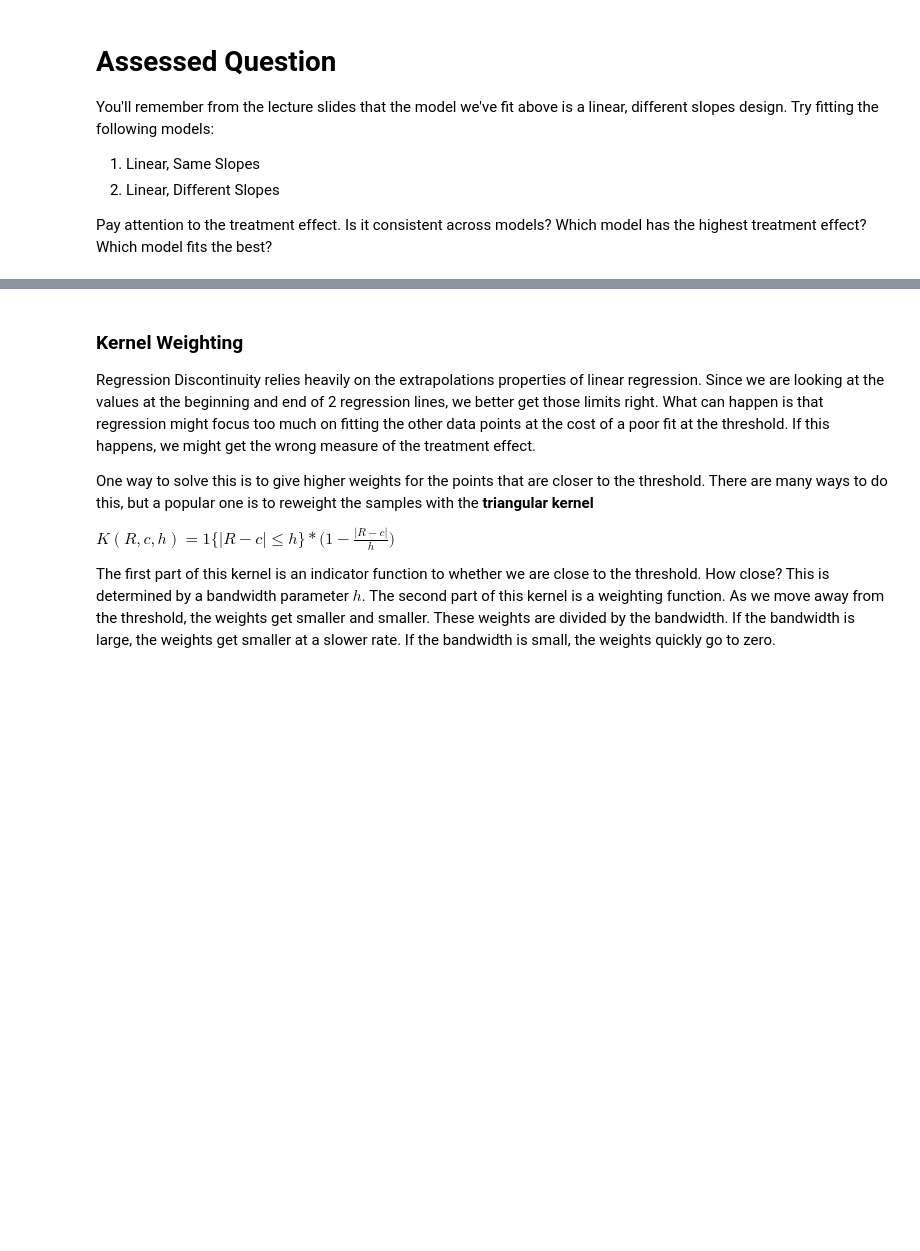
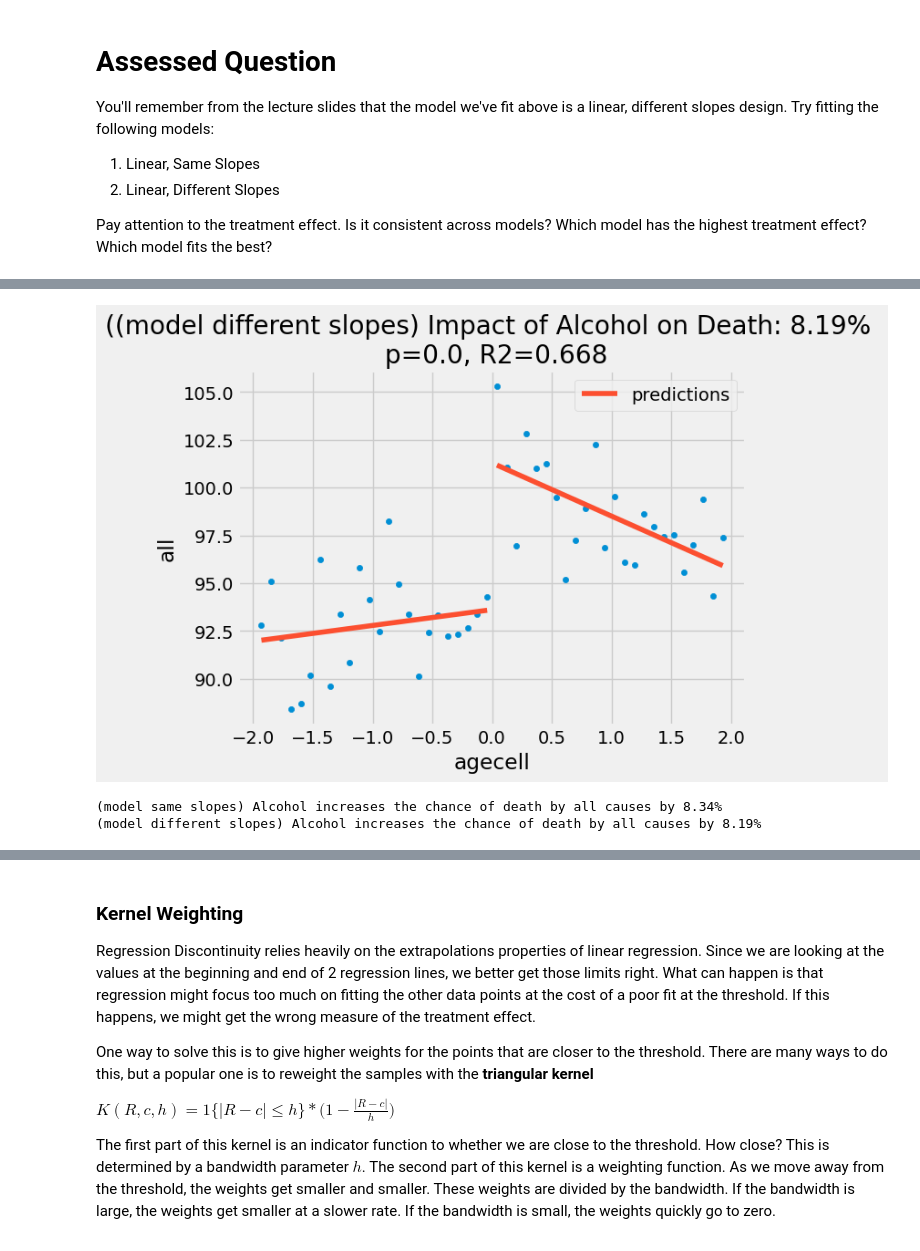
Before and after one commit to Sofiav014/QM2, a Jupyter notebook: notebooks/W09. Regression Discontinuity.ipynb, the cells around one changed output, grey strips where cells are left out. Cells and saved outputs as stored; diff of their text form; code cells hidden in the pictures; blank space fills up the shorter version.

```diff
--- a/notebooks/W09. Regression Discontinuity.ipynb
+++ b/notebooks/W09. Regression Discontinuity.ipynb
@@ -248,0 +271,3 @@ Pay attention to the treatment effect. Is it consistent across models? Which mod
+# %%
+model_different_slopes = smf.wls("all ~ agecell * threshold", rdd_df).fit()
+print(model_different_slopes.summary())
@@ -248,0 +292,16 @@ Pay attention to the treatment effect. Is it consistent across models? Which mod
+# %%
+ax = drinking.plot.scatter(x="agecell", y="all", color="C0")
+drinking.assign(predictions=model_different_slopes.fittedvalues).plot(x="agecell", y="predictions", ax=ax, color="C1")
+plt.title(f"((model different slopes) Impact of Alcohol on Death: {np.round(ate_pct, 2)}% \n p={np.round(model_different_slopes.pvalues['threshold'], 3)}, R2={np.round(model_different_slopes.rsquared, 3)}")
+plt.show()
+# %% [output]
+[figure, added]
+# %%
+ate_pct_same_slopes = 100*((model_same_slopes.params["threshold"] + model_same_slopes.params["Intercept"])/model_same_slopes.params["Intercept"] - 1)
+ate_pct_different_slopes = 100*((model_different_slopes.params["threshold"] + model_different_slopes.params["Intercept"])/model_different_slopes.params["Intercept"] - 1)
+
+print("(model same slopes) Alcohol increases the chance of death by all causes by {}%".format(np.round(ate_pct_same_slopes,2)))
+print("(model different slopes) Alcohol increases the chance of death by all causes by {}%".format(np.round(ate_pct_different_slopes,2)))
+# %% [output]
+(model same slopes) Alcohol increases the chance of death by all causes by 8.34%
+(model different slopes) Alcohol increases the chance of death by all causes by 8.19%
```
Also changed, not shown: parts of 15 cells of this notebook.
